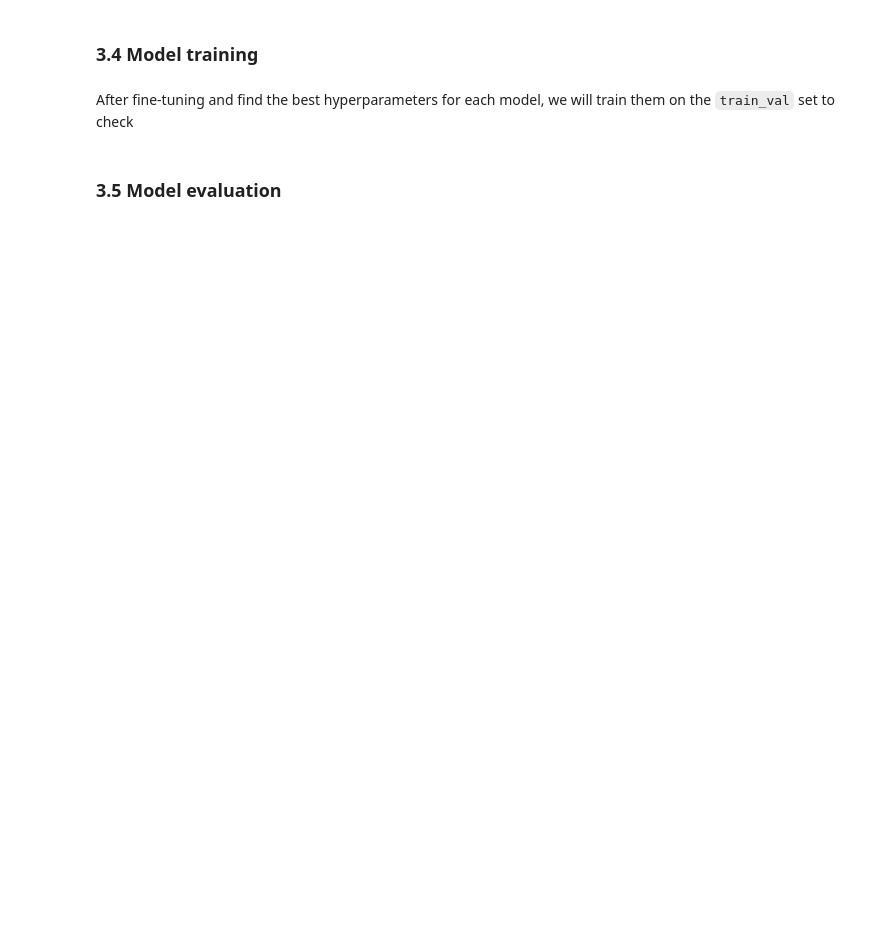
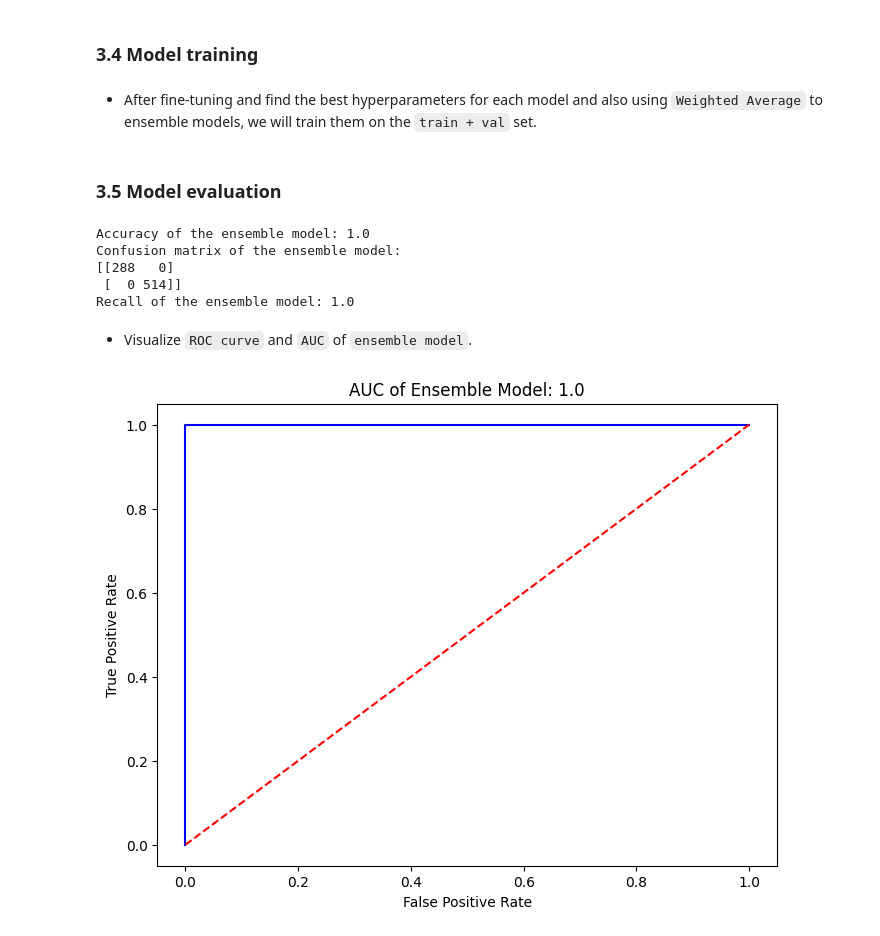
Before and after one commit to khanhnhan1512/Final-Project-Intro-Ds, a Jupyter notebook: src/04-Data_Modeling.ipynb, the cells around one changed output. Saved outputs shown, nothing was run; the diff lists cells and outputs as text; code cells hidden in the pictures; blank space fills up the shorter version.

```diff
--- a/src/04-Data_Modeling.ipynb
+++ b/src/04-Data_Modeling.ipynb
@@ -341,6 +414,51 @@ Ta sẽ sử dụng kỹ thuật `Weighted Average` đối với kết quả d
 # %% [markdown]
 ### 3.4 Model training
 # %% [markdown]
-After fine-tuning and find the best hyperparameters for each model, we will train them on the `train_val` set to check
+- After fine-tuning and find the best hyperparameters for each model and also using `Weighted Average` to ensemble models, we will train them on the `train + val` set.
+# %%
+model1 = KNeighborsClassifier(n_neighbors=3, metric='euclidean', weights='uniform')
+model2 = RandomForestClassifier(n_estimators=100, criterion='entropy', max_depth=5, min_samples_split=2)
+model3 = XGBClassifier(n_estimators=100, max_depth=5, min_child_weight=1, learning_rate=0.1)
+
+model1.fit(X_train_val, y_train_val)
+model2.fit(X_train_val, y_train_val)
+model3.fit(X_train_val, y_train_val)
+
+y_pred1 = model1.predict(X_test)
+y_pred2 = model2.predict(X_test)
+y_pred3 = model3.predict(X_test)
+
+weight_avg = 0.3*y_pred1 + 0.35*y_pred2 + 0.35*y_pred3
+# because i want to reduce the number of false negative, i accept more false positive
+# In weather forecasting, if rain is forecasted but it doesn't actually rain, it is generally acceptable.
+# However, if no rain is forecasted but it actually rains, it significantly affects the users.
+threshold = 0.4
+y_pred = np.where(weight_avg > threshold, 1, 0)
 # %% [markdown]
 ### 3.5 Model evaluation
+# %%
+print(f"Accuracy of the ensemble model: {accuracy_score(y_test, y_pred)}")
+print(f"Confusion matrix of the ensemble model: \n{confusion_matrix(y_test, y_pred)}")
+print(f"Recall of the ensemble model: {recall_score(y_test, y_pred)}")
+# %% [output]
+Accuracy of the ensemble model: 1.0
+Confusion matrix of the ensemble model:
+[[288   0]
+ [  0 514]]
+Recall of the ensemble model: 1.0
+# %% [markdown]
+- Visualize `ROC curve` and `AUC` of `ensemble model`.
+# %%
+fpr, tpr, thresholds = roc_curve(y_test, y_pred)
+roc_auc = roc_auc_score(y_test, y_pred)
+
+plt.figure(figsize=(8, 6))
+plt.plot(fpr, tpr, color='blue', label='ROC curve (area = %0.3f)' % roc_auc)
+plt.plot([0, 1], [0, 1], linestyle='--', color='red')
+plt.xlabel('False Positive Rate')
+plt.ylabel('True Positive Rate')
+plt.title(f'AUC of Ensemble Model: {roc_auc}')
+
+plt.show()
+# %% [output]
+[figure, added]
```
Also changed, not shown: parts of 39 cells of this notebook.
